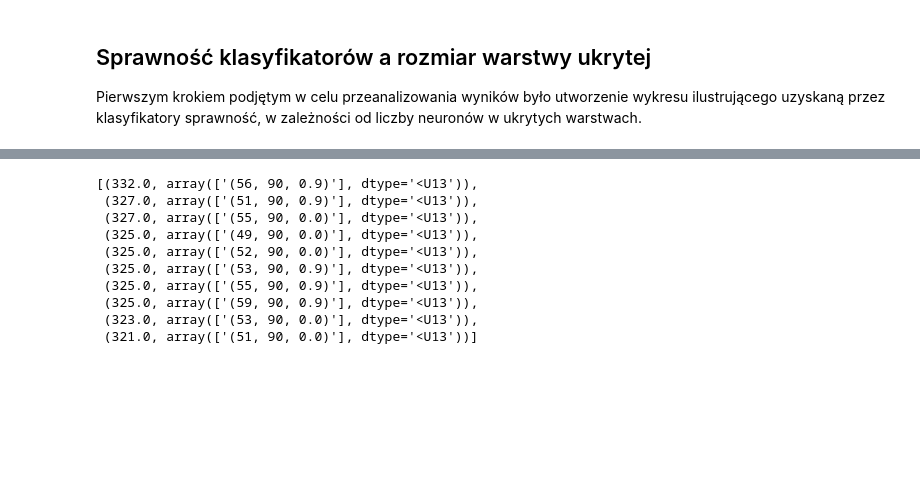
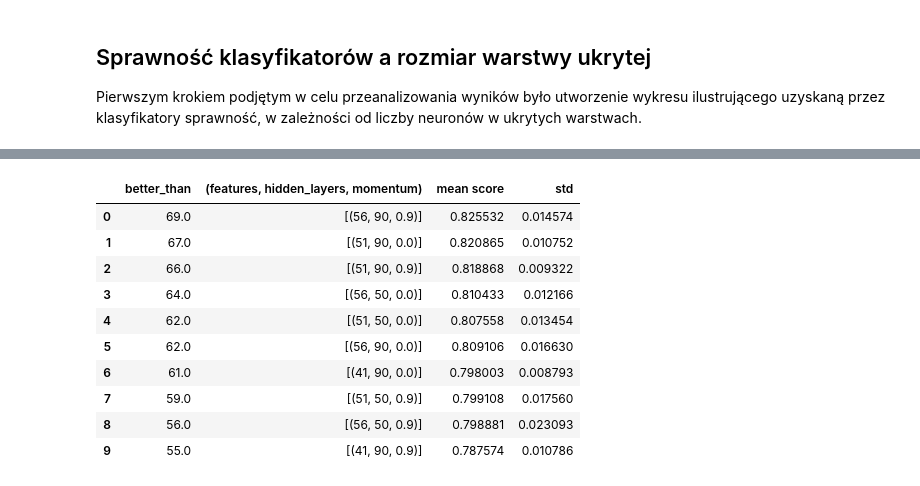
Before and after one commit to Wint3rmute/mtswm2, a Jupyter notebook: src/wstepny_raport.ipynb, the cells around one changed output, grey strips where cells are left out. Saved outputs shown, nothing was run; the diff lists cells and outputs as text; code cells hidden in the pictures; blank space fills up the shorter version.

```diff
--- a/src/wstepny_raport.ipynb
+++ b/src/wstepny_raport.ipynb
@@ -315,16 +296,20 @@ significantly_better = [ (sum(row), network_params) for row, network_params in z
 # %%
+significantly_better = [ (sum(row), network_params, np.mean(score), np.std(score)) for row, network_params, score in zip(stat_better, names_column, scores) ]
+
 significantly_better.sort(key=lambda value: value[0], reverse=True)
 top_10_best_by_significance = significantly_better[:10]
+
+top_10_best_by_significance_pandas.columns = ['better_than', '(features, hidden_layers, momentum)', 'mean score', 'std']
+top_10_best_by_significance_pandas
+# %% [output]
+|  | better_than | (features, hidden_layers, momentum) | mean score | std |
+| 0 | 69.0 | [(56, 90, 0.9)] | 0.825532 | 0.014574 |
+| 1 | 67.0 | [(51, 90, 0.0)] | 0.820865 | 0.010752 |
+| 2 | 66.0 | [(51, 90, 0.9)] | 0.818868 | 0.009322 |
+| 3 | 64.0 | [(56, 50, 0.0)] | 0.810433 | 0.012166 |
+| 4 | 62.0 | [(51, 50, 0.0)] | 0.807558 | 0.013454 |
+| 5 | 62.0 | [(56, 90, 0.0)] | 0.809106 | 0.016630 |
+| 6 | 61.0 | [(41, 90, 0.0)] | 0.798003 | 0.008793 |
+| 7 | 59.0 | [(51, 50, 0.9)] | 0.799108 | 0.017560 |
+| 8 | 56.0 | [(56, 50, 0.9)] | 0.798881 | 0.023093 |
+| 9 | 55.0 | [(41, 90, 0.9)] | 0.787574 | 0.010786 |
-# %%
-top_10_best_by_significance
-# %% [output]
-[(332.0, array(['(56, 90, 0.9)'], dtype='<U13')),
- (327.0, array(['(51, 90, 0.9)'], dtype='<U13')),
- (327.0, array(['(55, 90, 0.0)'], dtype='<U13')),
- (325.0, array(['(49, 90, 0.0)'], dtype='<U13')),
- (325.0, array(['(52, 90, 0.0)'], dtype='<U13')),
- (325.0, array(['(53, 90, 0.9)'], dtype='<U13')),
- (325.0, array(['(55, 90, 0.9)'], dtype='<U13')),
- (325.0, array(['(59, 90, 0.9)'], dtype='<U13')),
- (323.0, array(['(53, 90, 0.0)'], dtype='<U13')),
- (321.0, array(['(51, 90, 0.0)'], dtype='<U13'))]
```
Also changed, not shown: parts of 17 cells of this notebook.
